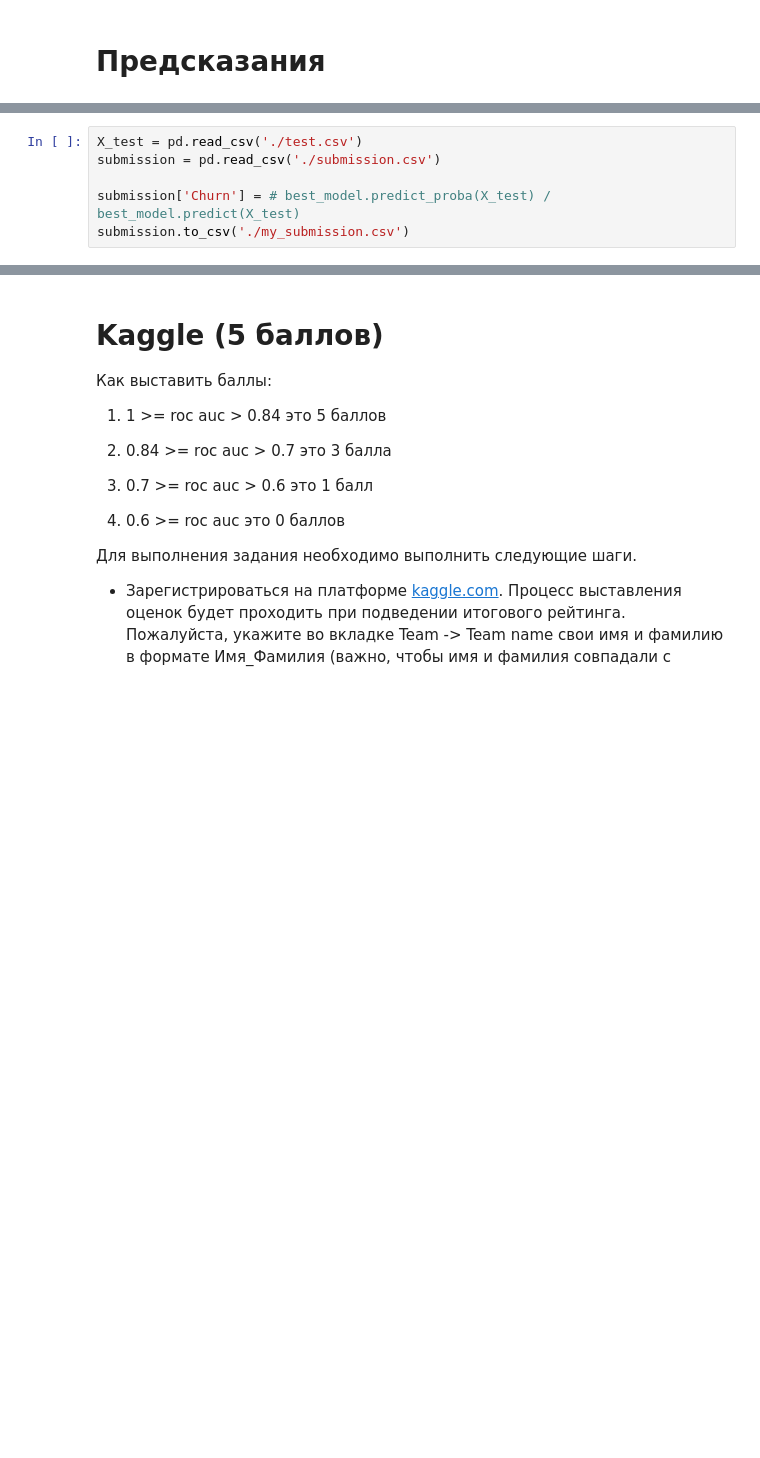
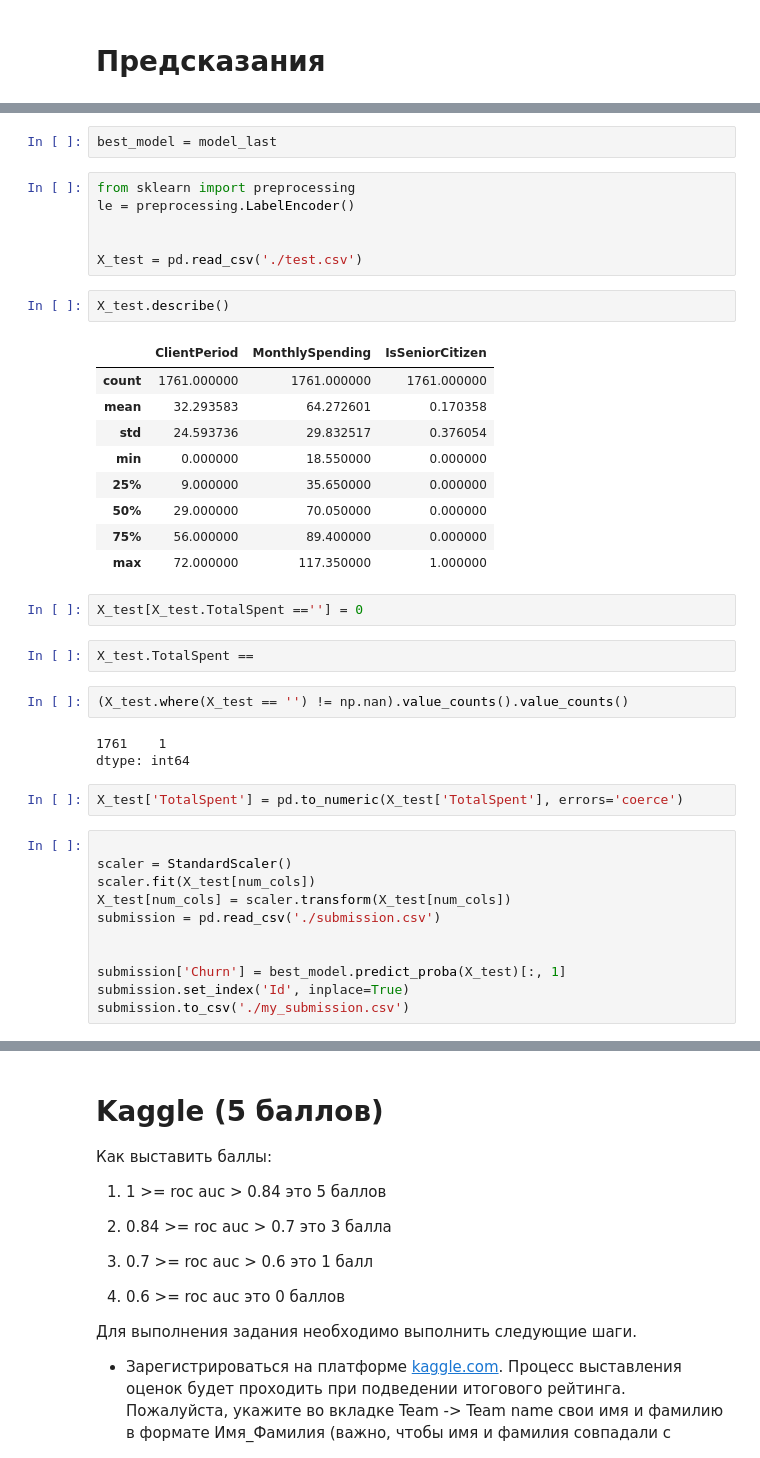
Before and after one commit to JRTitor/ml_training, a Jupyter notebook: DLS/3/HW/baseline.ipynb, the cells around one changed output, grey strips where cells are left out. Drawn from its saved outputs; the diff is of its cells as text; blank space fills up the shorter version.

Commit message:
kaggle best prediction

```diff
--- a/DLS/3/HW/baseline.ipynb
+++ b/DLS/3/HW/baseline.ipynb
@@ -452,6 +684,42 @@ SyntaxError: invalid syntax (<ipython-input-12-7d881febecc7>, line 1)
+# %%
+best_model = model_last
+# %%
+from sklearn import preprocessing
+le = preprocessing.LabelEncoder()
+
+
+X_test = pd.read_csv('./test.csv')
+# %%
+X_test.describe()
+# %% [output]
+|  | ClientPeriod | MonthlySpending | IsSeniorCitizen |
+| count | 1761.000000 | 1761.000000 | 1761.000000 |
+| mean | 32.293583 | 64.272601 | 0.170358 |
+| std | 24.593736 | 29.832517 | 0.376054 |
+| min | 0.000000 | 18.550000 | 0.000000 |
+| 25% | 9.000000 | 35.650000 | 0.000000 |
+| 50% | 29.000000 | 70.050000 | 0.000000 |
+| 75% | 56.000000 | 89.400000 | 0.000000 |
+| max | 72.000000 | 117.350000 | 1.000000 |
+# %%
+X_test[X_test.TotalSpent ==''] = 0
+# %%
+X_test.TotalSpent ==
+# %%
+(X_test.where(X_test == '') != np.nan).value_counts().value_counts()
+# %% [output]
+1761    1
+dtype: int64
+# %%
+X_test['TotalSpent'] = pd.to_numeric(X_test['TotalSpent'], errors='coerce')
 # %%
-X_test = pd.read_csv('./test.csv')
+
+scaler = StandardScaler()
+scaler.fit(X_test[num_cols])
+X_test[num_cols] = scaler.transform(X_test[num_cols])
 submission = pd.read_csv('./submission.csv')
 
-submission['Churn'] = # best_model.predict_proba(X_test) / best_model.predict(X_test)
+
+submission['Churn'] = best_model.predict_proba(X_test)[:, 1]
+submission.set_index('Id', inplace=True)
 submission.to_csv('./my_submission.csv')
```
Also changed, not shown: parts of 24 cells of this notebook, 5 other files.
